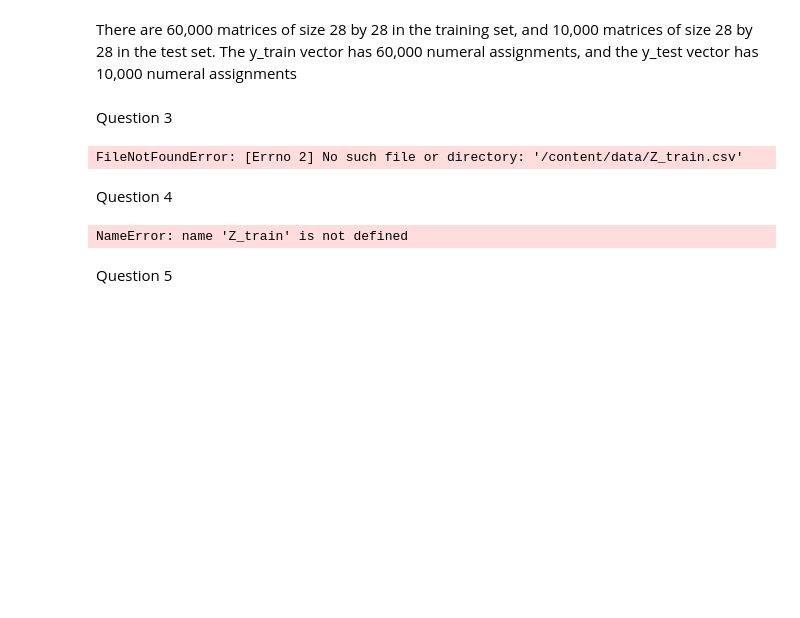
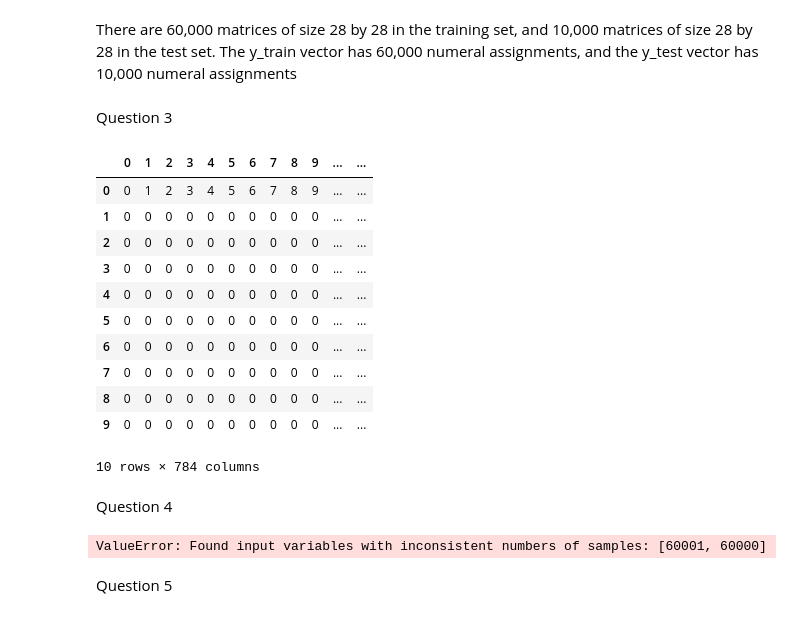
Before and after one commit to EllaThomasson/labs-ds3001, a Jupyter notebook: COMPVISIONLab_EllaThomasson.ipynb, the cells around one changed output. Cells and saved outputs as stored; diff of their text form; code cells hidden in the pictures; blank space fills up the shorter version.

```diff
--- a/COMPVISIONLab_EllaThomasson.ipynb
+++ b/COMPVISIONLab_EllaThomasson.ipynb
@@ -142,26 +147,9 @@ if not os.path.exists('./data'):
 import pandas as pd
 import numpy as np
 
-reload = 0 # Control the way data loads
-
-if reload == 1:  # If reload is 1, then do the reshaping process
-
-    Z_train = []
-    for i in range(60000):
-        row = X_train[i].reshape((1,784)) # Turn the matrix for i into a row vector of features
-        Z_train.append(row[0]) # Append the row vector to the list
-    Z_train = pd.DataFrame(Z_train)
-    Z_train.to_csv('/content/data/Z_train.csv', index=False)
-
-    Z_test = []
-    for i in range(len(y_test)):
-        row = X_test[i].reshape((1,784)) # Turn the matrix for i into a row vector of features
-        Z_test.append(row[0]) # Append the row vector to the list
-    Z_test = pd.DataFrame(Z_test)
-    Z_test.to_csv('/content/data/Z_test.csv', index=False)
-
-else: # If reload is not 1, just load the reshaped data
-    Z_train = pd.read_csv('/content/data/Z_train.csv', header=None)
-    Z_test = pd.read_csv('/content/data/Z_test.csv', header=None)
+Z_train = []
+for i in range(60000):
+    row = X_train[i].reshape((1,784)) # Turn the matrix for i into a row vector of features
+    Z_train.append(row[0]) # Append the row vector to the list
+Z_train = pd.DataFrame(Z_train)
+Z_train.to_csv('./labs-ds3001/Z_train.csv', index=False)
-# %% [output]
-FileNotFoundError: [Errno 2] No such file or directory: '/content/data/Z_train.csv'
@@ -168,3 +163,22 @@ FileNotFoundError: [Errno 2] No such file or directory: '/content/data/Z_train.c
+# %%
+Z_train = pd.read_csv('/content/labs-ds3001/Z_train.csv', header=None)
+Z_test = pd.read_csv('/content/labs-ds3001/Z_test.csv', header=None)
+# %%
+Z_train.shape
+Z_train.head(10)
+# %% [output]
+|  | 0 | 1 | 2 | 3 | 4 | 5 | 6 | 7 | 8 | 9 | ... | ... |
+| 0 | 0 | 1 | 2 | 3 | 4 | 5 | 6 | 7 | 8 | 9 | ... | ... |
+| 1 | 0 | 0 | 0 | 0 | 0 | 0 | 0 | 0 | 0 | 0 | ... | ... |
+| 2 | 0 | 0 | 0 | 0 | 0 | 0 | 0 | 0 | 0 | 0 | ... | ... |
+| 3 | 0 | 0 | 0 | 0 | 0 | 0 | 0 | 0 | 0 | 0 | ... | ... |
+| 4 | 0 | 0 | 0 | 0 | 0 | 0 | 0 | 0 | 0 | 0 | ... | ... |
+| 5 | 0 | 0 | 0 | 0 | 0 | 0 | 0 | 0 | 0 | 0 | ... | ... |
+| 6 | 0 | 0 | 0 | 0 | 0 | 0 | 0 | 0 | 0 | 0 | ... | ... |
+| 7 | 0 | 0 | 0 | 0 | 0 | 0 | 0 | 0 | 0 | 0 | ... | ... |
+| 8 | 0 | 0 | 0 | 0 | 0 | 0 | 0 | 0 | 0 | 0 | ... | ... |
+| 9 | 0 | 0 | 0 | 0 | 0 | 0 | 0 | 0 | 0 | 0 | ... | ... |
+10 rows × 784 columns
 # %% [markdown]
 Question 4
 # %%
@@ -178,7 +192,7 @@ accuracy = np.zeros(k_bar)
 for k in range(k_bar):
     knn = KNeighborsClassifier(n_neighbors=k+1)
     predictor = knn.fit(Z_train.values,y_train)
-    #y_hat = predictor.predict(Z_test.values)
+    y_hat = predictor.predict(Z_test.values)
     accuracy[k] = knn.score(Z_test.values,y_test) # Bug in sklearn requires .values
 
 accuracy_max = np.max(accuracy) # highest recorded accuracy
@@ -192,7 +206,7 @@ plt.title("optimal k:"+str(k_star))
 plt.ylabel('Accuracy')
 plt.show()
 # %% [output]
-NameError: name 'Z_train' is not defined
+ValueError: Found input variables with inconsistent numbers of samples: [60001, 60000]
 # %% [markdown]
 Question 5
 # %%
```
Also changed, not shown: parts of 5 cells of this notebook.
